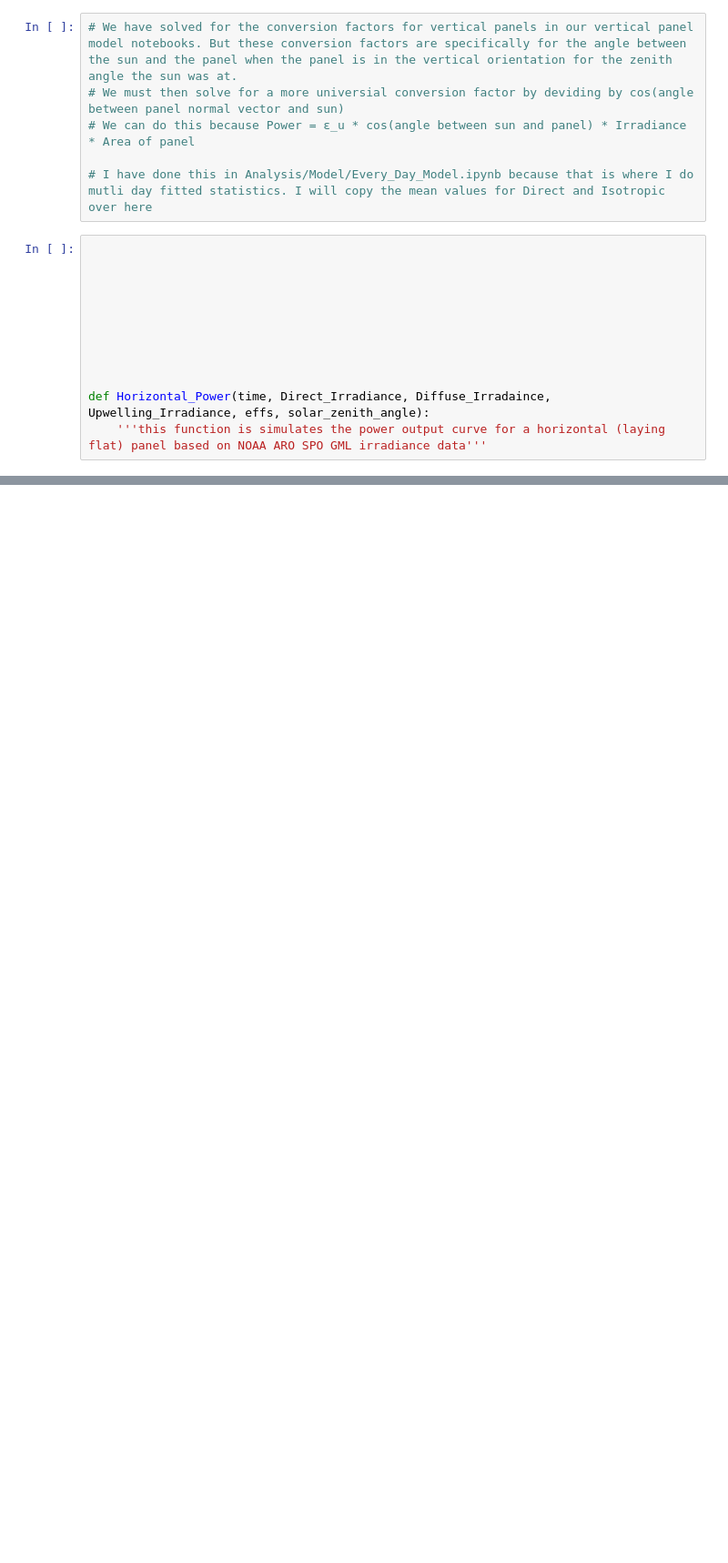
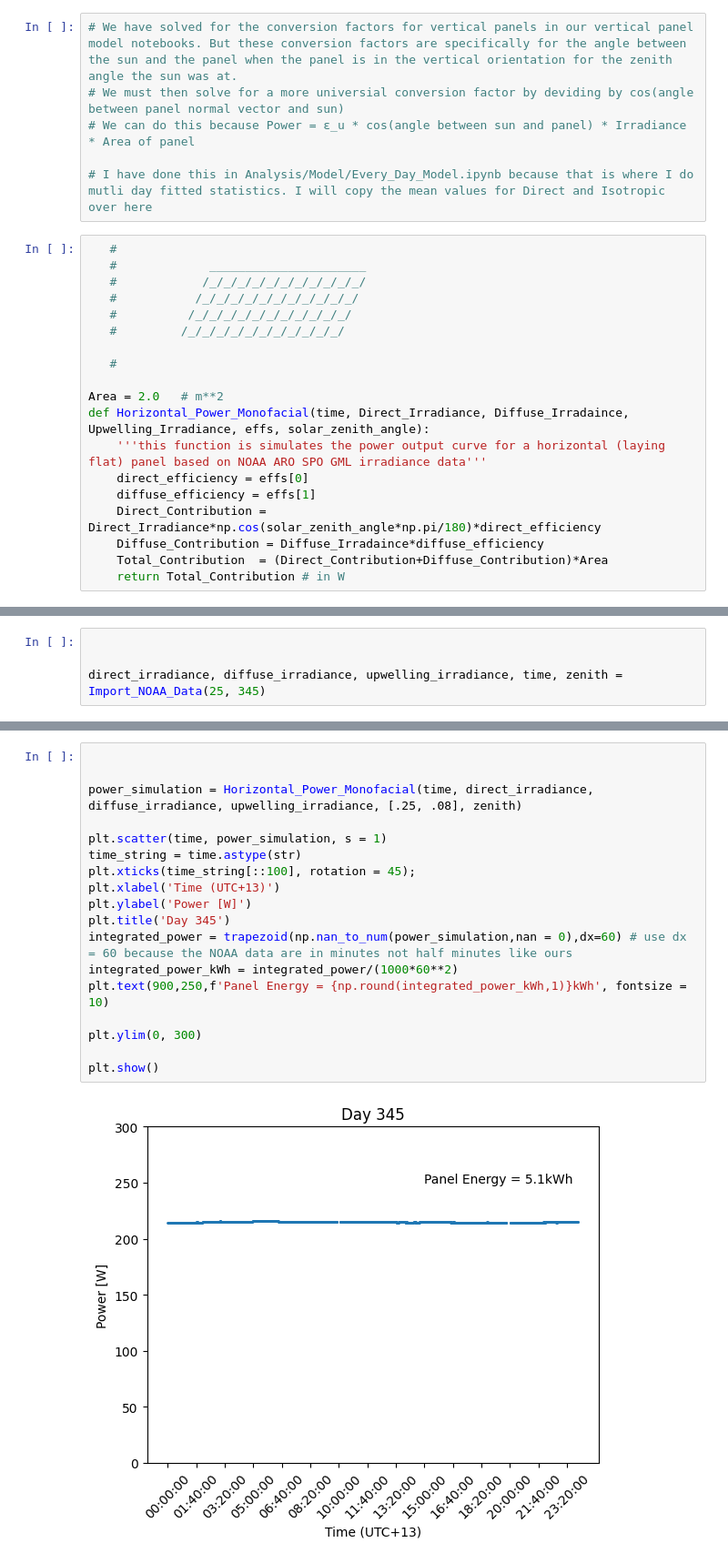
Before and after one commit to Manish-Khanalv1/South-Pole-Data, a Jupyter notebook: Analysis/Model/HorizontalPanels/Horizontal.ipynb, the cells around one changed output, grey strips where cells are left out. Shown at 91% size. Saved outputs shown, nothing was run; the diff lists cells and outputs as text; blank space fills up the shorter version.

Commit message:
working both vertical and horizontal framework

```diff
--- a/Analysis/Model/HorizontalPanels/Horizontal.ipynb
+++ b/Analysis/Model/HorizontalPanels/Horizontal.ipynb
@@ -68,14 +67,21 @@ def model(time, Direct_Irradiance, Diffuse_Irradiance, Upwelling_Irradiance, eff
 
 # I have done this in Analysis/Model/Every_Day_Model.ipynb because that is where I do mutli day fitted statistics. I will copy the mean values for Direct and Isotropic over here
 # %%
+   #
+   #             ______________________
+   #            /_/_/_/_/_/_/_/_/_/_/_/
+   #           /_/_/_/_/_/_/_/_/_/_/_/
+   #          /_/_/_/_/_/_/_/_/_/_/_/
+   #         /_/_/_/_/_/_/_/_/_/_/_/
 
+   #
 
-
-
-
-
-
-
-
-def Horizontal_Power(time, Direct_Irradiance, Diffuse_Irradaince, Upwelling_Irradiance, effs, solar_zenith_angle):
+Area = 2.0   # m**2
+def Horizontal_Power_Monofacial(time, Direct_Irradiance, Diffuse_Irradaince, Upwelling_Irradiance, effs, solar_zenith_angle):
     '''this function is simulates the power output curve for a horizontal (laying flat) panel based on NOAA ARO SPO GML irradiance data'''
+    direct_efficiency = effs[0]
+    diffuse_efficiency = effs[1]
+    Direct_Contribution = Direct_Irradiance*np.cos(solar_zenith_angle*np.pi/180)*direct_efficiency
+    Diffuse_Contribution = Diffuse_Irradaince*diffuse_efficiency
+    Total_Contribution  = (Direct_Contribution+Diffuse_Contribution)*Area
+    return Total_Contribution # in W
@@ -81,0 +191,4 @@ def Horizontal_Power(time, Direct_Irradiance, Diffuse_Irradaince, Upwelling_Irra
+# %%
+
+
+direct_irradiance, diffuse_irradiance, upwelling_irradiance, time, zenith = Import_NOAA_Data(25, 345)
@@ -81,0 +198,20 @@ def Horizontal_Power(time, Direct_Irradiance, Diffuse_Irradaince, Upwelling_Irra
+# %%
+
+
+power_simulation = Horizontal_Power_Monofacial(time, direct_irradiance, diffuse_irradiance, upwelling_irradiance, [.25, .08], zenith)
+
+plt.scatter(time, power_simulation, s = 1)
+time_string = time.astype(str)
+plt.xticks(time_string[::100], rotation = 45);
+plt.xlabel('Time (UTC+13)')
+plt.ylabel('Power [W]')
+plt.title('Day 345')
+integrated_power = trapezoid(np.nan_to_num(power_simulation,nan = 0),dx=60) # use dx = 60 because the NOAA data are in minutes not half minutes like ours
+integrated_power_kWh = integrated_power/(1000*60**2)
+plt.text(900,250,f'Panel Energy = {np.round(integrated_power_kWh,1)}kWh', fontsize = 10)
+
+plt.ylim(0, 300)
+
+plt.show()
+# %% [output]
+[figure, added]
```
Also changed, not shown: parts of 5 cells of this notebook, 7 other files.
